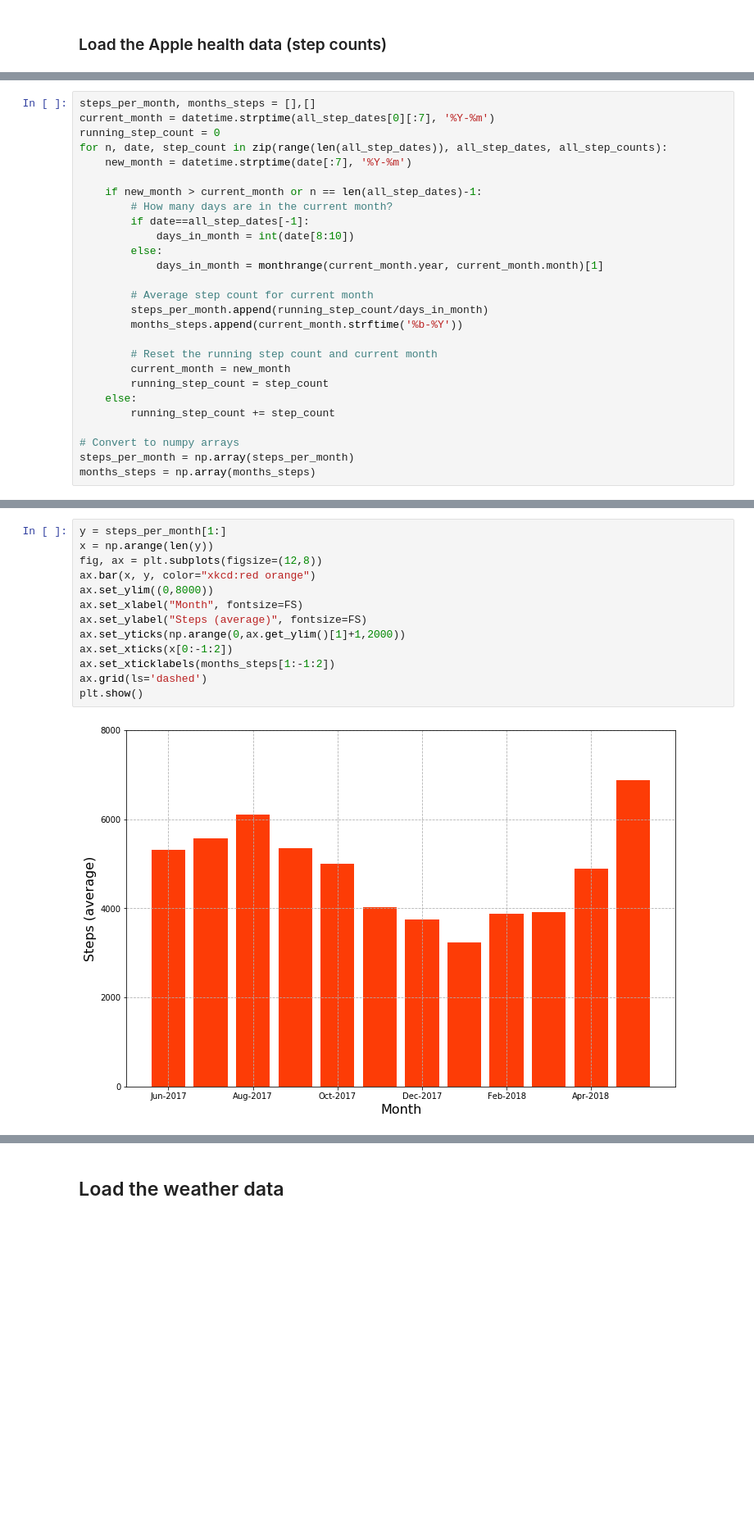
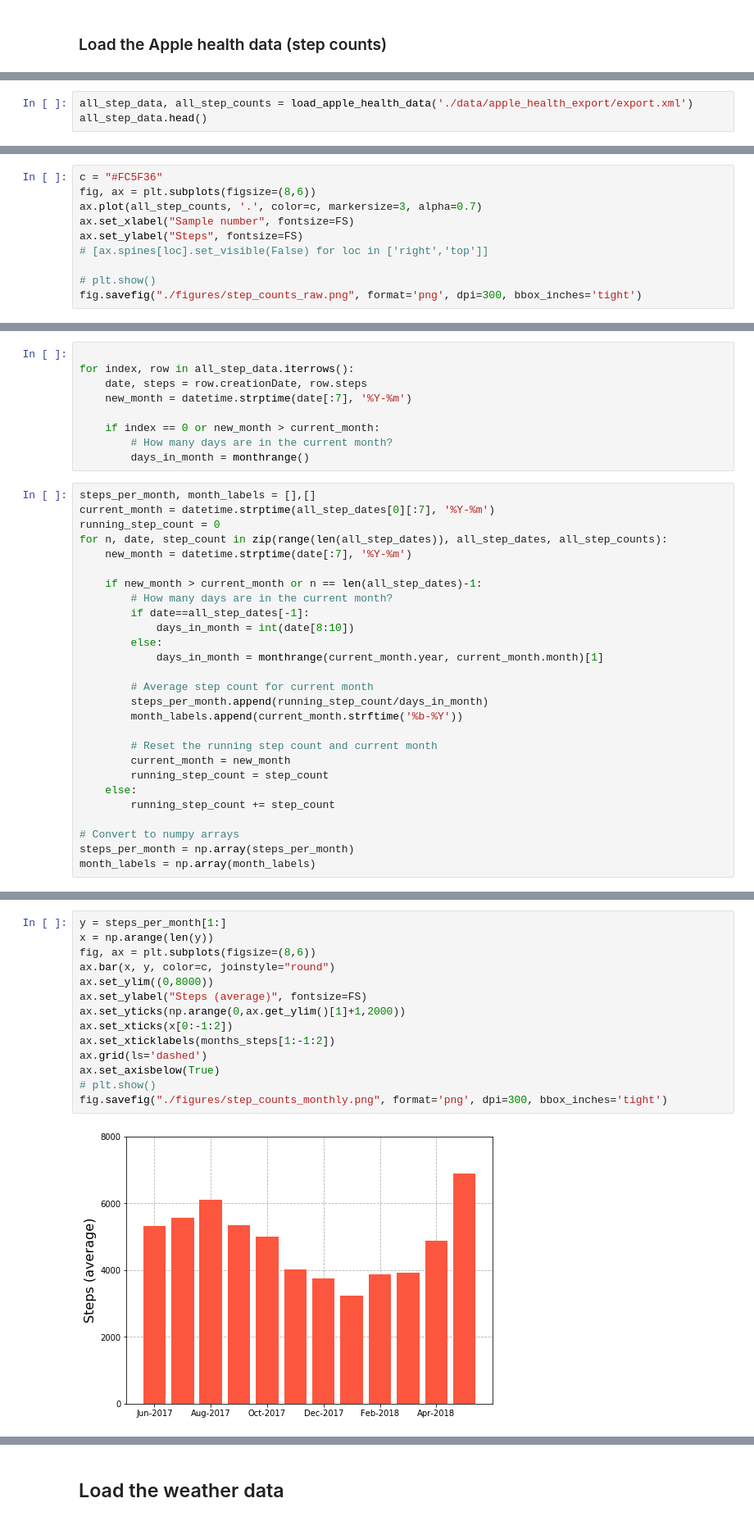
Before and after one commit to johnwmillr/WeatherStepCount, a Jupyter notebook: Apple_Health_StepCounts.ipynb, the cells around one changed output, grey strips where cells are left out. Shown at 82% size. Cells and saved outputs as stored; diff of their text form; blank space fills up the shorter version.

Commit message:
Finish recreating iPhone plot

```diff
--- a/Apple_Health_StepCounts.ipynb
+++ b/Apple_Health_StepCounts.ipynb
@@ -37,0 +32,3 @@ all_step_data.head()
+# %%
+all_step_data, all_step_counts = load_apple_health_data('./data/apple_health_export/export.xml')
+all_step_data.head()
@@ -37,0 +44,10 @@ all_step_data.head()
+# %%
+c = "#FC5F36"
+fig, ax = plt.subplots(figsize=(8,6))
+ax.plot(all_step_counts, '.', color=c, markersize=3, alpha=0.7)
+ax.set_xlabel("Sample number", fontsize=FS)
+ax.set_ylabel("Steps", fontsize=FS)
+# [ax.spines[loc].set_visible(False) for loc in ['right','top']]
+
+# plt.show()
+fig.savefig("./figures/step_counts_raw.png", format='png', dpi=300, bbox_inches='tight')
@@ -40,5 +75,14 @@ all_step_data.head()
+# %%
+
+for index, row in all_step_data.iterrows():
+    date, steps = row.creationDate, row.steps
+    new_month = datetime.strptime(date[:7], '%Y-%m')
+
+    if index == 0 or new_month > current_month:
+        # How many days are in the current month?
+        days_in_month = monthrange()
 # %%
-steps_per_month, months_steps = [],[]
+steps_per_month, month_labels = [],[]
 current_month = datetime.strptime(all_step_dates[0][:7], '%Y-%m')
 running_step_count = 0
 for n, date, step_count in zip(range(len(all_step_dates)), all_step_dates, all_step_counts):
@@ -53,7 +97,7 @@ for n, date, step_count in zip(range(len(all_step_dates)), all_step_dates, all_s
 
         # Average step count for current month
         steps_per_month.append(running_step_count/days_in_month)
-        months_steps.append(current_month.strftime('%b-%Y'))
+        month_labels.append(current_month.strftime('%b-%Y'))
 
         # Reset the running step count and current month
         current_month = new_month
@@ -63,4 +107,4 @@ for n, date, step_count in zip(range(len(all_step_dates)), all_step_dates, all_s
 
 # Convert to numpy arrays
 steps_per_month = np.array(steps_per_month)
-months_steps = np.array(months_steps)
+month_labels = np.array(month_labels)
@@ -67,15 +113,16 @@ months_steps = np.array(months_steps)
 # %%
 y = steps_per_month[1:]
 x = np.arange(len(y))
-fig, ax = plt.subplots(figsize=(12,8))
-ax.bar(x, y, color="xkcd:red orange")
+fig, ax = plt.subplots(figsize=(8,6))
+ax.bar(x, y, color=c, joinstyle="round")
 ax.set_ylim((0,8000))
-ax.set_xlabel("Month", fontsize=FS)
 ax.set_ylabel("Steps (average)", fontsize=FS)
 ax.set_yticks(np.arange(0,ax.get_ylim()[1]+1,2000))
 ax.set_xticks(x[0:-1:2])
 ax.set_xticklabels(months_steps[1:-1:2])
 ax.grid(ls='dashed')
-plt.show()
+ax.set_axisbelow(True)
+# plt.show()
+fig.savefig("./figures/step_counts_monthly.png", format='png', dpi=300, bbox_inches='tight')
 # %% [output]
-[figure, old version]
+[figure, new version]
```
Also changed, not shown: parts of 16 cells of this notebook.
